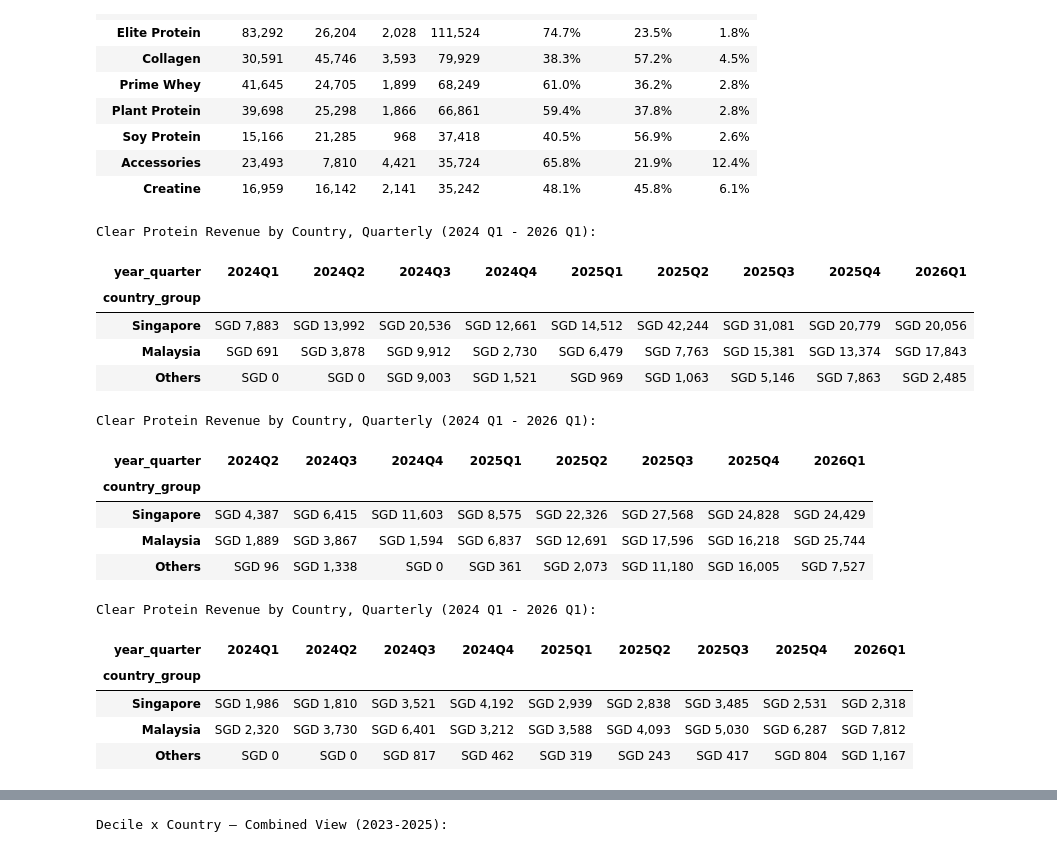
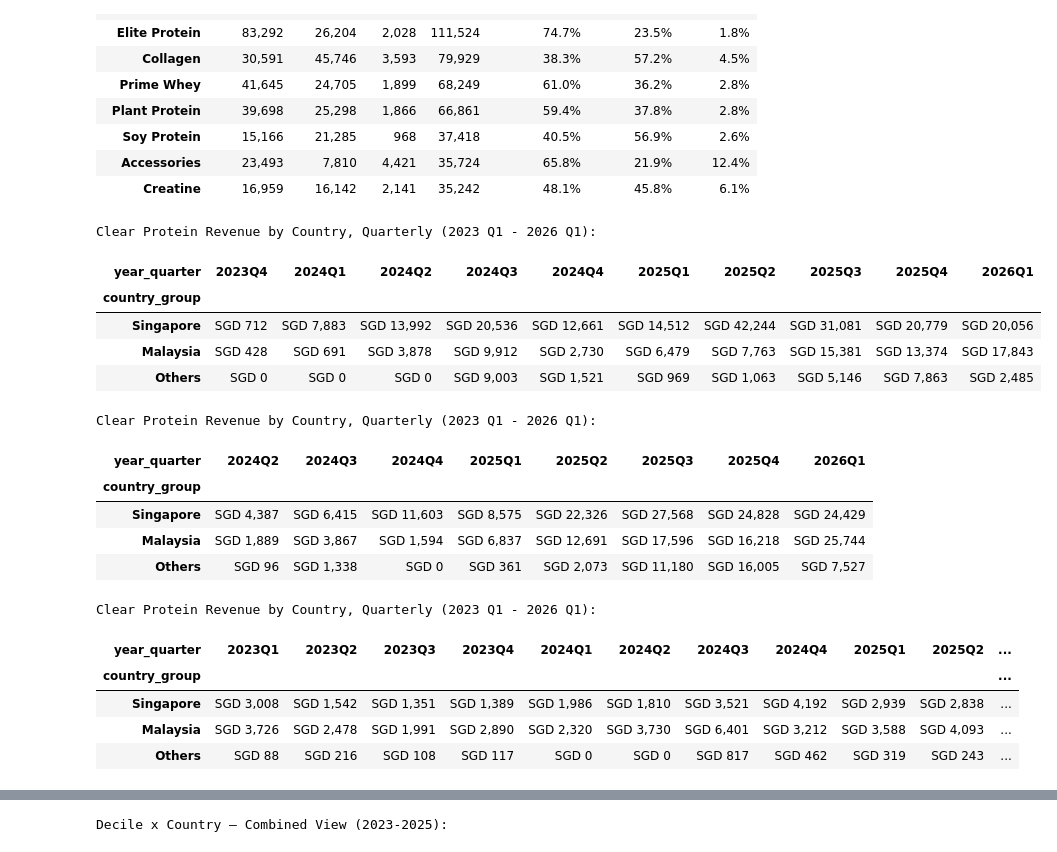
Before and after one commit to alvdoan/Applied-Data-Group-Project, a Jupyter notebook: 04_product_sku_analysis_rm_outlier_v2.ipynb, the cells around one changed output, grey strips where cells are left out. Cells and saved outputs as stored; diff of their text form; code cells hidden in the pictures.

```diff
--- a/04_product_sku_analysis_rm_outlier_v2.ipynb
+++ b/04_product_sku_analysis_rm_outlier_v2.ipynb
@@ -1067,7 +1068,7 @@ Total quarters: 9
 # %%
-# ── Top 10 Categories Margin Trend by Quarter (2024 Q1 - 2026 Q1) ─────────────
+# ── Top 10 Categories Margin Trend by Quarter (2023 Q1 - 2026 Q1) ─────────────
 category_quarter_margin = (
-    so_9q[so_9q['category'].isin(top10_categories_9q)]
+    so_13q[so_13q['category'].isin(top10_categories_13q)]
     .groupby(['category', 'year_quarter'])
     .agg(revenue=('line_revenue', 'sum'), cost=('line_cost_final', 'sum'))
     .reset_index()
@@ -1080,21 +1081,21 @@ category_quarter_margin['margin'] = (
 category_quarter_margin_pivot = category_quarter_margin.pivot(
     index='category', columns='year_quarter', values='margin'
 ).fillna(0)
-category_quarter_margin_pivot = category_quarter_margin_pivot.loc[top10_categories_9q]
+category_quarter_margin_pivot = category_quarter_margin_pivot.loc[top10_categories_13q]
 category_quarter_margin_pivot = category_quarter_margin_pivot[quarters_sorted]
 
-print('Top 10 Categories — Gross Margin % Trend by Quarter (2024 Q1 - 2026 Q1):')
+print('Top 10 Categories — Gross Margin % Trend by Quarter (2023 Q1 - 2026 Q1):')
 display(category_quarter_margin_pivot.style.format('{:.1%}'))
 
 # ── Chart: Multi-line quarterly margin trend for top 10 categories ───────────
-palette = sns.color_palette('tab10', len(top10_categories_9q))
+palette = sns.color_palette('tab10', len(top10_categories_13q))
 fig, ax1 = plt.subplots(figsize=(14, 7))
 
-for i, cat in enumerate(top10_categories_9q):
+for i, cat in enumerate(top10_categories_13q):
     values = category_quarter_margin_pivot.loc[cat]
     ax1.plot(quarters_sorted, values.values, marker='o', linewidth=2, markersize=5, label=cat, color=palette[i])
 
-ax1.set_title('Top 10 Categories — Gross Margin % Trend by Quarter (2024 Q1 - 2026 Q1)',
+ax1.set_title('Top 10 Categories — Gross Margin % Trend by Quarter (2023 Q1 - 2026 Q1)',
               fontsize=12, fontweight='bold')
 ax1.set_xlabel('Quarter')
 ax1.set_ylabel('Gross Margin %')
@@ -1469,7 +1492,7 @@ Quarters: ['2024Q1', '2024Q2', '2024Q3', '2024Q4', '2025Q1', '2025Q2', '2025Q3',
 # %%
-# ── Top 10 SKUs Margin Trend by Quarter (2024 Q1 - 2026 Q1) ───────────────────
+# ── Top 10 SKUs Margin Trend by Quarter (2023 Q1 - 2026 Q1) ───────────────────
 sku_quarter_margin = (
-    so_9q[so_9q['sku'].isin(top10_skus_9q)]
+    so_13q[so_13q['sku'].isin(top10_skus_13q)]
     .groupby(['sku', 'year_quarter'])
     .agg(revenue=('line_revenue', 'sum'), cost=('line_cost_final', 'sum'))
     .reset_index()
@@ -1482,21 +1505,21 @@ sku_quarter_margin['margin'] = (
 sku_quarter_margin_pivot = sku_quarter_margin.pivot(
     index='sku', columns='year_quarter', values='margin'
 ).fillna(0)
-sku_quarter_margin_pivot = sku_quarter_margin_pivot.loc[top10_skus_9q]
+sku_quarter_margin_pivot = sku_quarter_margin_pivot.loc[top10_skus_13q]
 sku_quarter_margin_pivot = sku_quarter_margin_pivot[quarters_sorted]
 
-print('Top 10 SKUs — Gross Margin % Trend by Quarter (2024 Q1 - 2026 Q1):')
+print('Top 10 SKUs — Gross Margin % Trend by Quarter (2023 Q1 - 2026 Q1):')
 display(sku_quarter_margin_pivot.style.format('{:.1%}'))
 
 # ── Chart: Multi-line quarterly margin trend for top 10 SKUs ─────────────────
-palette = sns.color_palette('tab10', len(top10_skus_9q))
+palette = sns.color_palette('tab10', len(top10_skus_13q))
 fig, ax1 = plt.subplots(figsize=(14, 7))
 
-for i, sku in enumerate(top10_skus_9q):
+for i, sku in enumerate(top10_skus_13q):
     values = sku_quarter_margin_pivot.loc[sku]
     ax1.plot(quarters_sorted, values.values, marker='o', linewidth=2, markersize=5, label=sku, color=palette[i])
 
-ax1.set_title('Top 10 SKUs — Gross Margin % Trend by Quarter (2024 Q1 - 2026 Q1)',
+ax1.set_title('Top 10 SKUs — Gross Margin % Trend by Quarter (2023 Q1 - 2026 Q1)',
               fontsize=12, fontweight='bold')
 ax1.set_xlabel('Quarter')
 ax1.set_ylabel('Gross Margin %')
@@ -2964,40 +3156,40 @@ Revenue values in SGD
 # %%
 # ── Clear Protein: Quarterly trend by Country (is the decline global?) ───────
 def country_group(c):
     if c == 'singapore':
         return 'Singapore'
     elif c == 'malaysia':
         return 'Malaysia'
     else:
         return 'Others'
 
-so_9q = so_retail[so_retail['order_year'].isin([2024, 2025, 2026])].copy()
-so_9q['year_quarter'] = so_9q['Processed At'].dt.to_period('Q').astype(str)
+so_13q = so_retail[so_retail['order_year'].isin([2023, 2024, 2025, 2026])].copy()
+so_13q['year_quarter'] = so_13q['Processed At'].dt.to_period('Q').astype(str)
 
 clear_country_quarter = (
-    so_9q[(so_9q['category']=='Clear Protein')]
+    so_13q[(so_13q['category']=='Clear Protein')]
     .assign(country_group=lambda d: d['Shipping: Country'].apply(country_group))
     .groupby(['country_group','year_quarter'])
     .agg(revenue=('line_revenue','sum'))
     .reset_index()
 )
 
 clear_country_pivot = clear_country_quarter.pivot(
     index='country_group', columns='year_quarter', values='revenue'
 ).fillna(0)
 
 quarters_sorted = sorted(clear_country_pivot.columns)
 clear_country_pivot = clear_country_pivot.reindex(['Singapore','Malaysia','Others'])
 
-print('Clear Protein Revenue by Country, Quarterly (2024 Q1 - 2026 Q1):')
+print('Clear Protein Revenue by Country, Quarterly (2023 Q1 - 2026 Q1):')
 display(clear_country_pivot.style.format('SGD {:,.0f}'))
 # %% [output]
-Clear Protein Revenue by Country, Quarterly (2024 Q1 - 2026 Q1):
+Clear Protein Revenue by Country, Quarterly (2023 Q1 - 2026 Q1):
-| year_quarter | 2024Q1 | 2024Q2 | 2024Q3 | 2024Q4 | 2025Q1 | 2025Q2 | 2025Q3 | 2025Q4 | 2026Q1 |
-| country_group |  |  |  |  |  |  |  |  |  |
-| Singapore | SGD 7,883 | SGD 13,992 | SGD 20,536 | SGD 12,661 | SGD 14,512 | SGD 42,244 | SGD 31,081 | SGD 20,779 | SGD 20,056 |
-| Malaysia | SGD 691 | SGD 3,878 | SGD 9,912 | SGD 2,730 | SGD 6,479 | SGD 7,763 | SGD 15,381 | SGD 13,374 | SGD 17,843 |
-| Others | SGD 0 | SGD 0 | SGD 9,003 | SGD 1,521 | SGD 969 | SGD 1,063 | SGD 5,146 | SGD 7,863 | SGD 2,485 |
+| year_quarter | 2023Q4 | 2024Q1 | 2024Q2 | 2024Q3 | 2024Q4 | 2025Q1 | 2025Q2 | 2025Q3 | 2025Q4 | 2026Q1 |
+| country_group |  |  |  |  |  |  |  |  |  |  |
+| Singapore | SGD 712 | SGD 7,883 | SGD 13,992 | SGD 20,536 | SGD 12,661 | SGD 14,512 | SGD 42,244 | SGD 31,081 | SGD 20,779 | SGD 20,056 |
+| Malaysia | SGD 428 | SGD 691 | SGD 3,878 | SGD 9,912 | SGD 2,730 | SGD 6,479 | SGD 7,763 | SGD 15,381 | SGD 13,374 | SGD 17,843 |
+| Others | SGD 0 | SGD 0 | SGD 0 | SGD 9,003 | SGD 1,521 | SGD 969 | SGD 1,063 | SGD 5,146 | SGD 7,863 | SGD 2,485 |
 # %%
 # ── Lean Protein: Quarterly trend by Country (is the decline global?) ───────
 def country_group(c):
@@ -3008,11 +3200,11 @@ def country_group(c):
     else:
         return 'Others'
 
-so_9q = so_retail[so_retail['order_year'].isin([2024, 2025, 2026])].copy()
-so_9q['year_quarter'] = so_9q['Processed At'].dt.to_period('Q').astype(str)
+so_13q = so_retail[so_retail['order_year'].isin([2023, 2024, 2025, 2026])].copy()
+so_13q['year_quarter'] = so_13q['Processed At'].dt.to_period('Q').astype(str)
 
 clear_country_quarter = (
-    so_9q[(so_9q['category']=='Lean Protein')]
+    so_13q[(so_13q['category']=='Lean Protein')]
     .assign(country_group=lambda d: d['Shipping: Country'].apply(country_group))
     .groupby(['country_group','year_quarter'])
     .agg(revenue=('line_revenue','sum'))
@@ -3026,10 +3218,10 @@ clear_country_pivot = clear_country_quarter.pivot(
 quarters_sorted = sorted(clear_country_pivot.columns)
 clear_country_pivot = clear_country_pivot.reindex(['Singapore','Malaysia','Others'])
 
-print('Clear Protein Revenue by Country, Quarterly (2024 Q1 - 2026 Q1):')
+print('Clear Protein Revenue by Country, Quarterly (2023 Q1 - 2026 Q1):')
 display(clear_country_pivot.style.format('SGD {:,.0f}'))
 # %% [output]
-Clear Protein Revenue by Country, Quarterly (2024 Q1 - 2026 Q1):
+Clear Protein Revenue by Country, Quarterly (2023 Q1 - 2026 Q1):
 | year_quarter | 2024Q2 | 2024Q3 | 2024Q4 | 2025Q1 | 2025Q2 | 2025Q3 | 2025Q4 | 2026Q1 |
 | country_group |  |  |  |  |  |  |  |  |
 | Singapore | SGD 4,387 | SGD 6,415 | SGD 11,603 | SGD 8,575 | SGD 22,326 | SGD 27,568 | SGD 24,828 | SGD 24,429 |
@@ -3045,11 +3237,11 @@ def country_group(c):
     else:
         return 'Others'
 
-so_9q = so_retail[so_retail['order_year'].isin([2024, 2025, 2026])].copy()
-so_9q['year_quarter'] = so_9q['Processed At'].dt.to_period('Q').astype(str)
+so_13q = so_retail[so_retail['order_year'].isin([2023, 2024, 2025, 2026])].copy()
+so_13q['year_quarter'] = so_13q['Processed At'].dt.to_period('Q').astype(str)
 
 clear_country_quarter = (
-    so_9q[(so_9q['category']=='Collagen')]
+    so_13q[(so_13q['category']=='Collagen')]
     .assign(country_group=lambda d: d['Shipping: Country'].apply(country_group))
     .groupby(['country_group','year_quarter'])
     .agg(revenue=('line_revenue','sum'))
@@ -3063,13 +3255,13 @@ clear_country_pivot = clear_country_quarter.pivot(
 quarters_sorted = sorted(clear_country_pivot.columns)
 clear_country_pivot = clear_country_pivot.reindex(['Singapore','Malaysia','Others'])
 
-print('Clear Protein Revenue by Country, Quarterly (2024 Q1 - 2026 Q1):')
+print('Clear Protein Revenue by Country, Quarterly (2023 Q1 - 2026 Q1):')
 display(clear_country_pivot.style.format('SGD {:,.0f}'))
 # %% [output]
-Clear Protein Revenue by Country, Quarterly (2024 Q1 - 2026 Q1):
+Clear Protein Revenue by Country, Quarterly (2023 Q1 - 2026 Q1):
-| year_quarter | 2024Q1 | 2024Q2 | 2024Q3 | 2024Q4 | 2025Q1 | 2025Q2 | 2025Q3 | 2025Q4 | 2026Q1 |
-| country_group |  |  |  |  |  |  |  |  |  |
-| Singapore | SGD 1,986 | SGD 1,810 | SGD 3,521 | SGD 4,192 | SGD 2,939 | SGD 2,838 | SGD 3,485 | SGD 2,531 | SGD 2,318 |
-| Malaysia | SGD 2,320 | SGD 3,730 | SGD 6,401 | SGD 3,212 | SGD 3,588 | SGD 4,093 | SGD 5,030 | SGD 6,287 | SGD 7,812 |
-| Others | SGD 0 | SGD 0 | SGD 817 | SGD 462 | SGD 319 | SGD 243 | SGD 417 | SGD 804 | SGD 1,167 |
+| year_quarter | 2023Q1 | 2023Q2 | 2023Q3 | 2023Q4 | 2024Q1 | 2024Q2 | 2024Q3 | 2024Q4 | 2025Q1 | 2025Q2 | ... |
+| country_group |  |  |  |  |  |  |  |  |  |  | ... |
+| Singapore | SGD 3,008 | SGD 1,542 | SGD 1,351 | SGD 1,389 | SGD 1,986 | SGD 1,810 | SGD 3,521 | SGD 4,192 | SGD 2,939 | SGD 2,838 | ... |
+| Malaysia | SGD 3,726 | SGD 2,478 | SGD 1,991 | SGD 2,890 | SGD 2,320 | SGD 3,730 | SGD 6,401 | SGD 3,212 | SGD 3,588 | SGD 4,093 | ... |
+| Others | SGD 88 | SGD 216 | SGD 108 | SGD 117 | SGD 0 | SGD 0 | SGD 817 | SGD 462 | SGD 319 | SGD 243 | ... |
 # %% [markdown]
```
Also changed, not shown: parts of 15 cells of this notebook, 2 other files.
